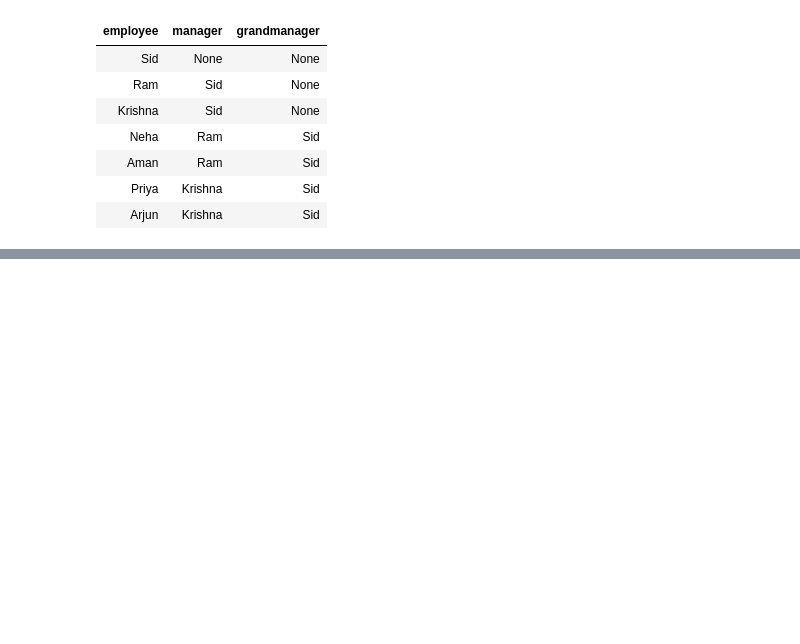
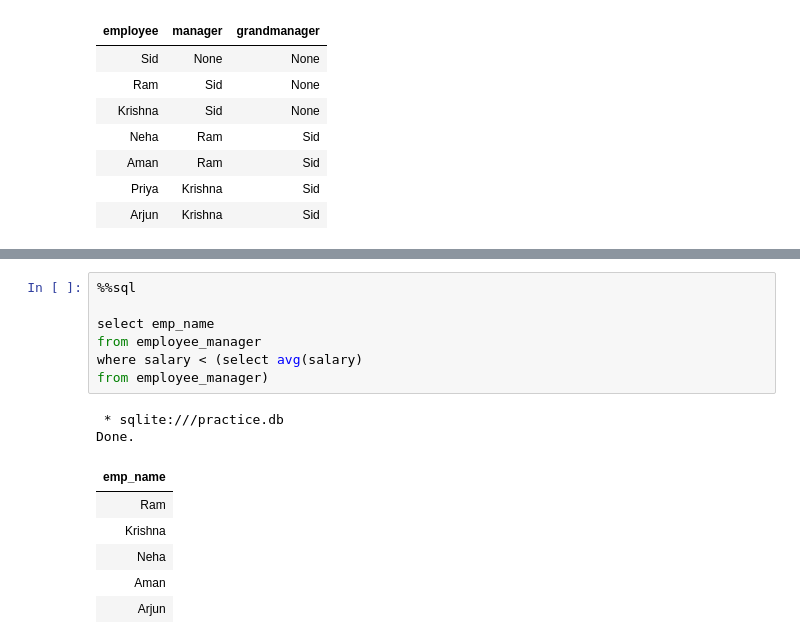
Before and after one commit to sidgun8/Personal-Hardwork, a Jupyter notebook: sqlpractise.ipynb, the cells around one changed output, grey strips where cells are left out. Drawn from its saved outputs; the diff is of its cells as text; blank space fills up the shorter version.

```diff
--- a/sqlpractise.ipynb
+++ b/sqlpractise.ipynb
@@ -1019,0 +1098,16 @@ from
+# %%
+%%sql
+
+select emp_name
+from employee_manager
+where salary < (select avg(salary)
+from employee_manager)
+# %% [output]
+ * sqlite:///practice.db
+Done.
+| emp_name |
+| Ram |
+| Krishna |
+| Neha |
+| Aman |
+| Arjun |
```
Also changed, not shown: parts of 10 cells of this notebook.
